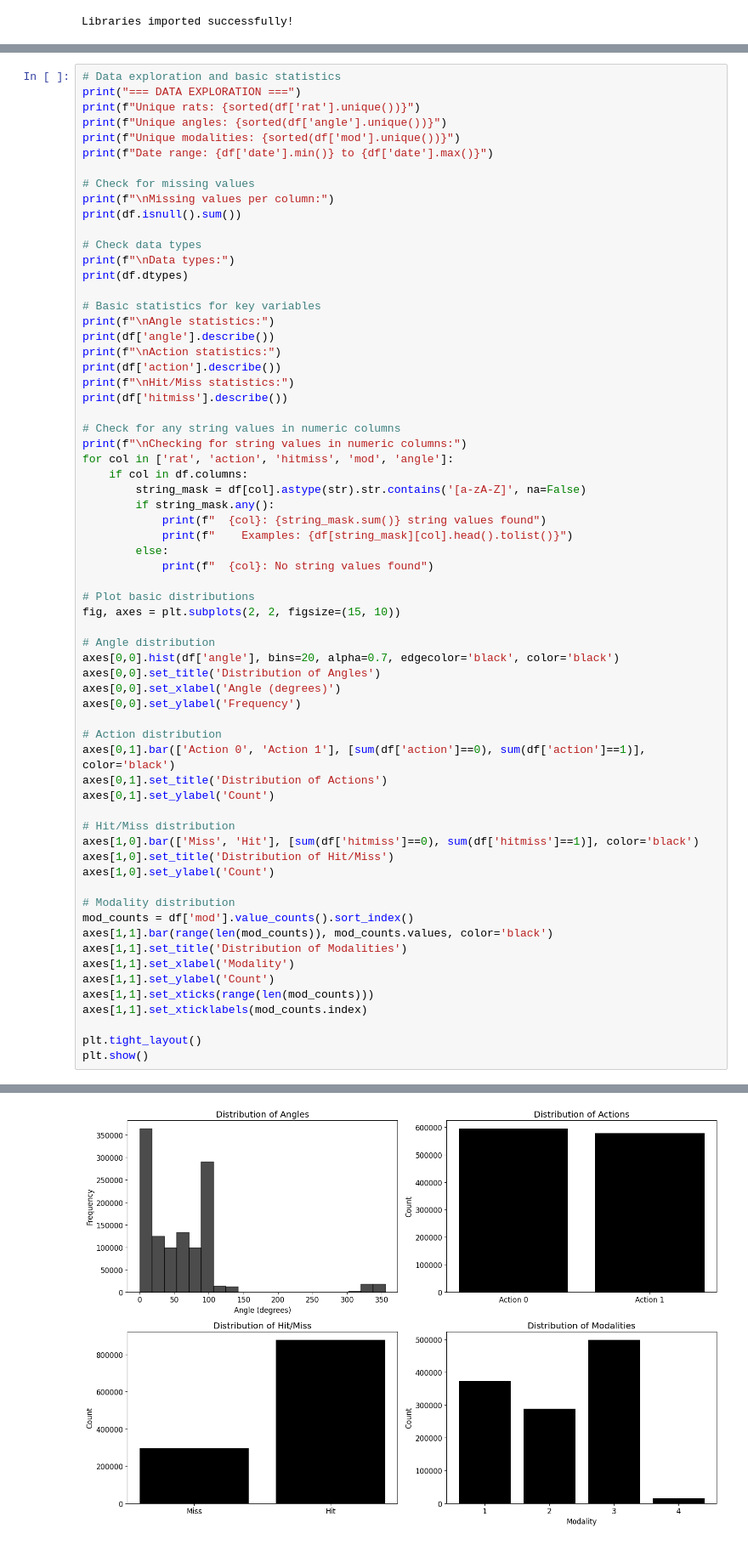
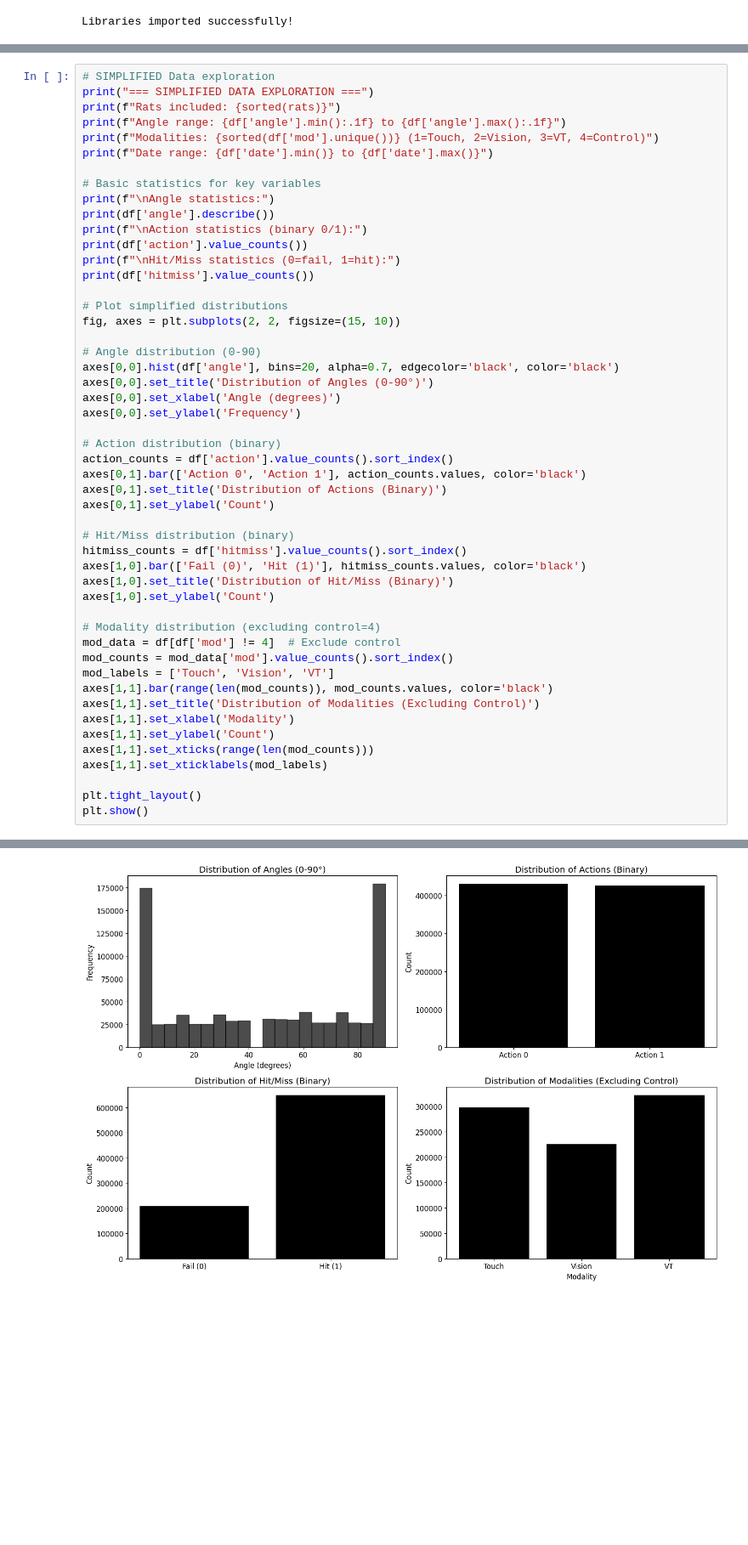
Before and after one commit to nadernik/history_dependecy, a Jupyter notebook: behavior_exploration.ipynb, the cells around one changed output, grey strips where cells are left out. Shown at 85% size. Drawn from its saved outputs; the diff is of its cells as text; blank space fills up the shorter version.

```diff
--- a/behavior_exploration.ipynb
+++ b/behavior_exploration.ipynb
@@ -100,65 +136,50 @@ First few rows:
 # %%
-# Data exploration and basic statistics
-print("=== DATA EXPLORATION ===")
-print(f"Unique rats: {sorted(df['rat'].unique())}")
-print(f"Unique angles: {sorted(df['angle'].unique())}")
-print(f"Unique modalities: {sorted(df['mod'].unique())}")
+# SIMPLIFIED Data exploration
+print("=== SIMPLIFIED DATA EXPLORATION ===")
+print(f"Rats included: {sorted(rats)}")
+print(f"Angle range: {df['angle'].min():.1f} to {df['angle'].max():.1f}")
+print(f"Modalities: {sorted(df['mod'].unique())} (1=Touch, 2=Vision, 3=VT, 4=Control)")
 print(f"Date range: {df['date'].min()} to {df['date'].max()}")
-
-# Check for missing values
-print(f"\nMissing values per column:")
-print(df.isnull().sum())
-
-# Check data types
-print(f"\nData types:")
-print(df.dtypes)
 
 # Basic statistics for key variables
 print(f"\nAngle statistics:")
 print(df['angle'].describe())
-print(f"\nAction statistics:")
-print(df['action'].describe())
-print(f"\nHit/Miss statistics:")
-print(df['hitmiss'].describe())
+print(f"\nAction statistics (binary 0/1):")
+print(df['action'].value_counts())
+print(f"\nHit/Miss statistics (0=fail, 1=hit):")
+print(df['hitmiss'].value_counts())
 
-# Check for any string values in numeric columns
-print(f"\nChecking for string values in numeric columns:")
-for col in ['rat', 'action', 'hitmiss', 'mod', 'angle']:
-    if col in df.columns:
-        string_mask = df[col].astype(str).str.contains('[a-zA-Z]', na=False)
-        if string_mask.any():
-            print(f"  {col}: {string_mask.sum()} string values found")
-            print(f"    Examples: {df[string_mask][col].head().tolist()}")
-        else:
-            print(f"  {col}: No string values found")
-
-# Plot basic distributions
+# Plot simplified distributions
 fig, axes = plt.subplots(2, 2, figsize=(15, 10))
 
-# Angle distribution
+# Angle distribution (0-90)
 axes[0,0].hist(df['angle'], bins=20, alpha=0.7, edgecolor='black', color='black')
-axes[0,0].set_title('Distribution of Angles')
+axes[0,0].set_title('Distribution of Angles (0-90°)')
 axes[0,0].set_xlabel('Angle (degrees)')
 axes[0,0].set_ylabel('Frequency')
 
-# Action distribution
-axes[0,1].bar(['Action 0', 'Action 1'], [sum(df['action']==0), sum(df['action']==1)], color='black')
-axes[0,1].set_title('Distribution of Actions')
+# Action distribution (binary)
+action_counts = df['action'].value_counts().sort_index()
+axes[0,1].bar(['Action 0', 'Action 1'], action_counts.values, color='black')
+axes[0,1].set_title('Distribution of Actions (Binary)')
 axes[0,1].set_ylabel('Count')
 
-# Hit/Miss distribution
-axes[1,0].bar(['Miss', 'Hit'], [sum(df['hitmiss']==0), sum(df['hitmiss']==1)], color='black')
-axes[1,0].set_title('Distribution of Hit/Miss')
+# Hit/Miss distribution (binary)
+hitmiss_counts = df['hitmiss'].value_counts().sort_index()
+axes[1,0].bar(['Fail (0)', 'Hit (1)'], hitmiss_counts.values, color='black')
+axes[1,0].set_title('Distribution of Hit/Miss (Binary)')
 axes[1,0].set_ylabel('Count')
 
-# Modality distribution
-mod_counts = df['mod'].value_counts().sort_index()
+# Modality distribution (excluding control=4)
+mod_data = df[df['mod'] != 4]  # Exclude control
+mod_counts = mod_data['mod'].value_counts().sort_index()
+mod_labels = ['Touch', 'Vision', 'VT']
 axes[1,1].bar(range(len(mod_counts)), mod_counts.values, color='black')
-axes[1,1].set_title('Distribution of Modalities')
+axes[1,1].set_title('Distribution of Modalities (Excluding Control)')
 axes[1,1].set_xlabel('Modality')
 axes[1,1].set_ylabel('Count')
 axes[1,1].set_xticks(range(len(mod_counts)))
-axes[1,1].set_xticklabels(mod_counts.index)
+axes[1,1].set_xticklabels(mod_labels)
 
 plt.tight_layout()
 plt.show()
@@ -183,4 +204,4 @@ oricat            0
-[figure, old version]
+[figure, new version]
 # %%
 # Define psychometric functions
 def cumulative_gaussian_lapse(x, mu, sigma, gamma, lambda_param):
```
Also changed, not shown: parts of 5 cells of this notebook.
